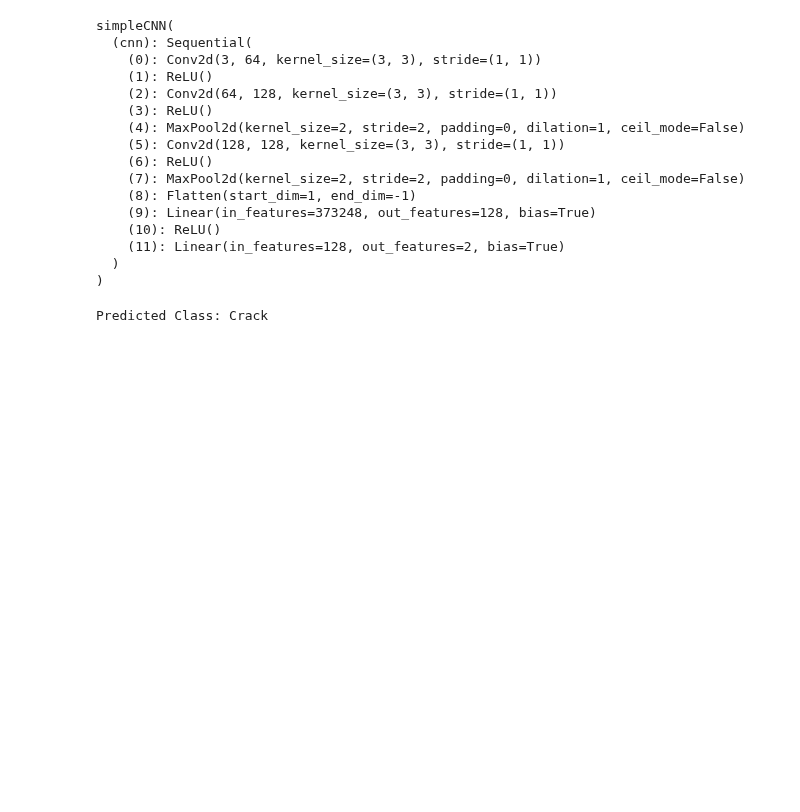
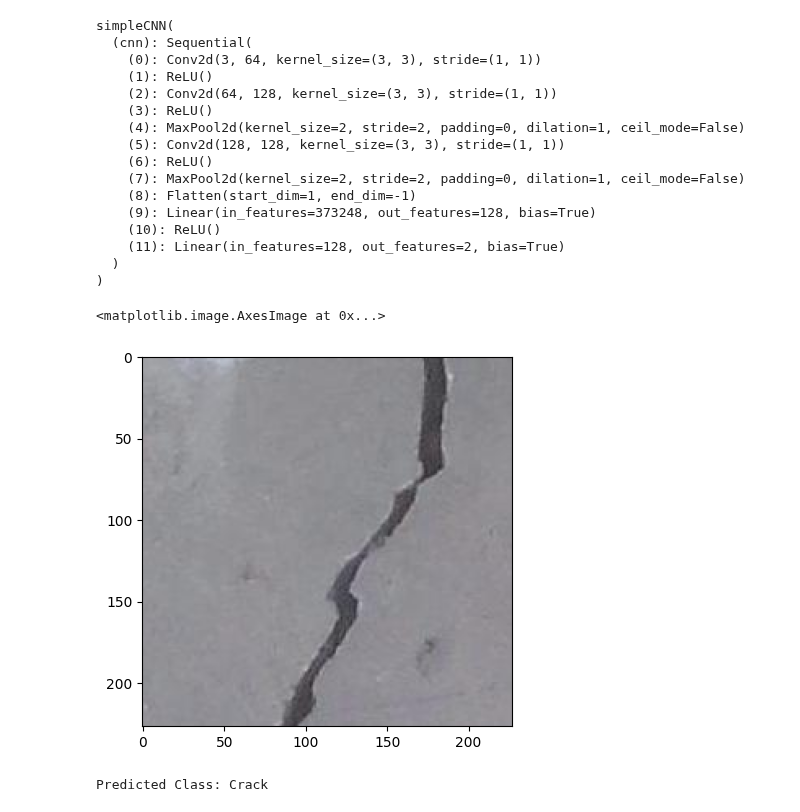
Before and after one commit to Abdulmathin-shaik/Kaggle, a Jupyter notebook: surface-crack-detection-classification.ipynb, the cells around one changed output. Cells and saved outputs as stored; diff of their text form; code cells hidden in the pictures; blank space fills up the shorter version.

```diff
--- a/surface-crack-detection-classification.ipynb
+++ b/surface-crack-detection-classification.ipynb
@@ -296,6 +298,11 @@ transform = transforms.Compose([
 # %%
 image_path = '/kaggle/input/surface-crack-detection/Positive/00008.jpg'
 image = Image.open(image_path).convert("RGB")
+im = cv2.imread(image_path)
+plt.imshow(im)
+# %% [output]
+<matplotlib.image.AxesImage at 0x...>
+[figure, added]
 # %%
 input_tensor = transform(image).unsqueeze(0).to(device)  # Add batch dimension and move to device
 # %%
```
Also changed, not shown: parts of 1 cell of this notebook.
